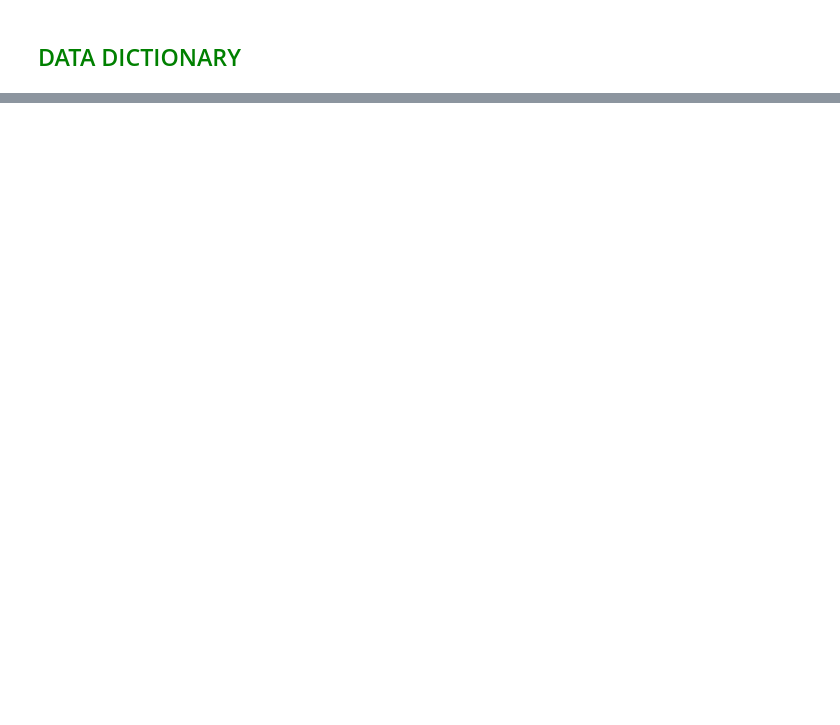
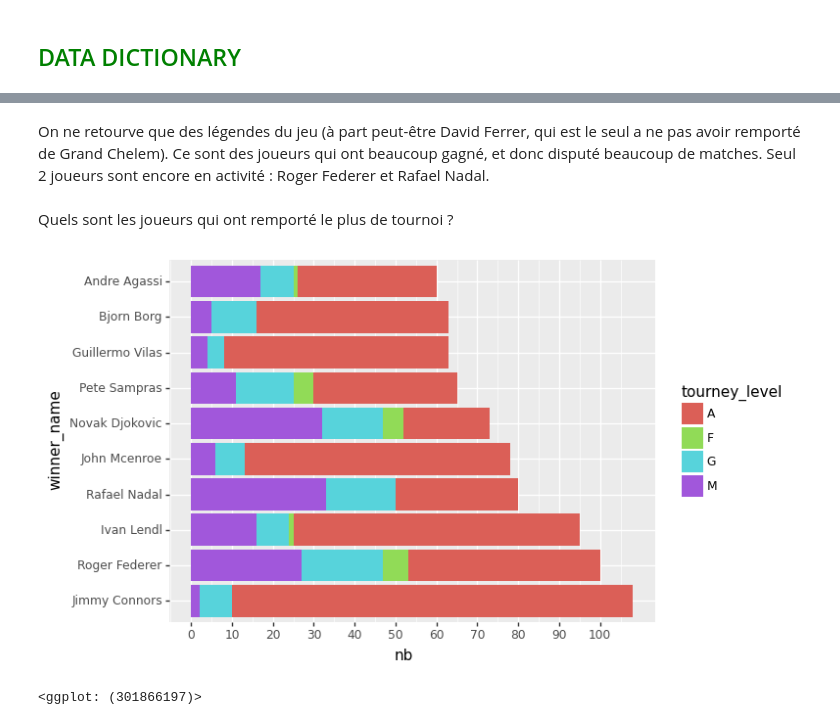
Before and after one commit to antoinemertz/tennis-game-prediction, a Jupyter notebook: notebooks/eda.ipynb, the cells around one changed output, grey strips where cells are left out. Cells and saved outputs as stored; diff of their text form; code cells hidden in the pictures; blank space fills up the shorter version.

```diff
--- a/notebooks/eda.ipynb
+++ b/notebooks/eda.ipynb
@@ -80,0 +104,2 @@ winner_rank_points
+# %%
+df['tourney_year'] = df['tourney_date'].dt.year
@@ -80,0 +108,2 @@ winner_rank_points
+# %%
+df['surface'] = df['surface'].replace({'None': np.nan})
@@ -80,0 +238,30 @@ winner_rank_points
+# %% [markdown]
+<font color="grey-black">On ne retourve que des légendes du jeu (à part peut-être David Ferrer, qui est le seul a ne pas avoir remporté de Grand Chelem). Ce sont des joueurs qui ont beaucoup gagné, et donc disputé beaucoup de matches. Seul 2 joueurs sont encore en activité : Roger Federer et Rafael Nadal.</font>
+# %% [markdown]
+<font color="grey-black">Quels sont les joueurs qui ont remporté le plus de tournoi ?</font>
+# %%
+top_winners = (
+    df >>
+    mask(X.tourney_stage == 'F') >>
+    select(X.winner_id, X.winner_name, X.tourney_level) >>
+    group_by(X.winner_id, X.winner_name, X.tourney_level) >>
+    mutate(nb = n(X.winner_id)) >>
+    ungroup() >>
+    group_by(X.winner_id, X.winner_name) >>
+    mutate(total = n(X.winner_id)) >>
+    distinct(X.winner_id, X.winner_name, X.tourney_level, X.nb, X.total)
+)
+# %%
+top_winners = top_winners.sort_values(['total'], ascending=False)
+top_winners['winner_name'] = pd.Categorical(top_winners['winner_name'], categories=top_winners['winner_name'].drop_duplicates(), ordered=True)
+top_winners = top_winners[top_winners.winner_name.isin(top_winners.winner_name.drop_duplicates().head(10))]
+# %%
+(
+    ggplot(top_winners, aes(x='winner_name', y='nb', fill='tourney_level'))
+    + geom_bar(stat="identity")
+    + scale_y_continuous(breaks = range(0,max(top_winners['total']), 10))
+    + coord_flip()
+)
+# %% [output]
+[figure, added]
+<ggplot: (301866197)>
```
Also changed, not shown: parts of 129 cells of this notebook.
